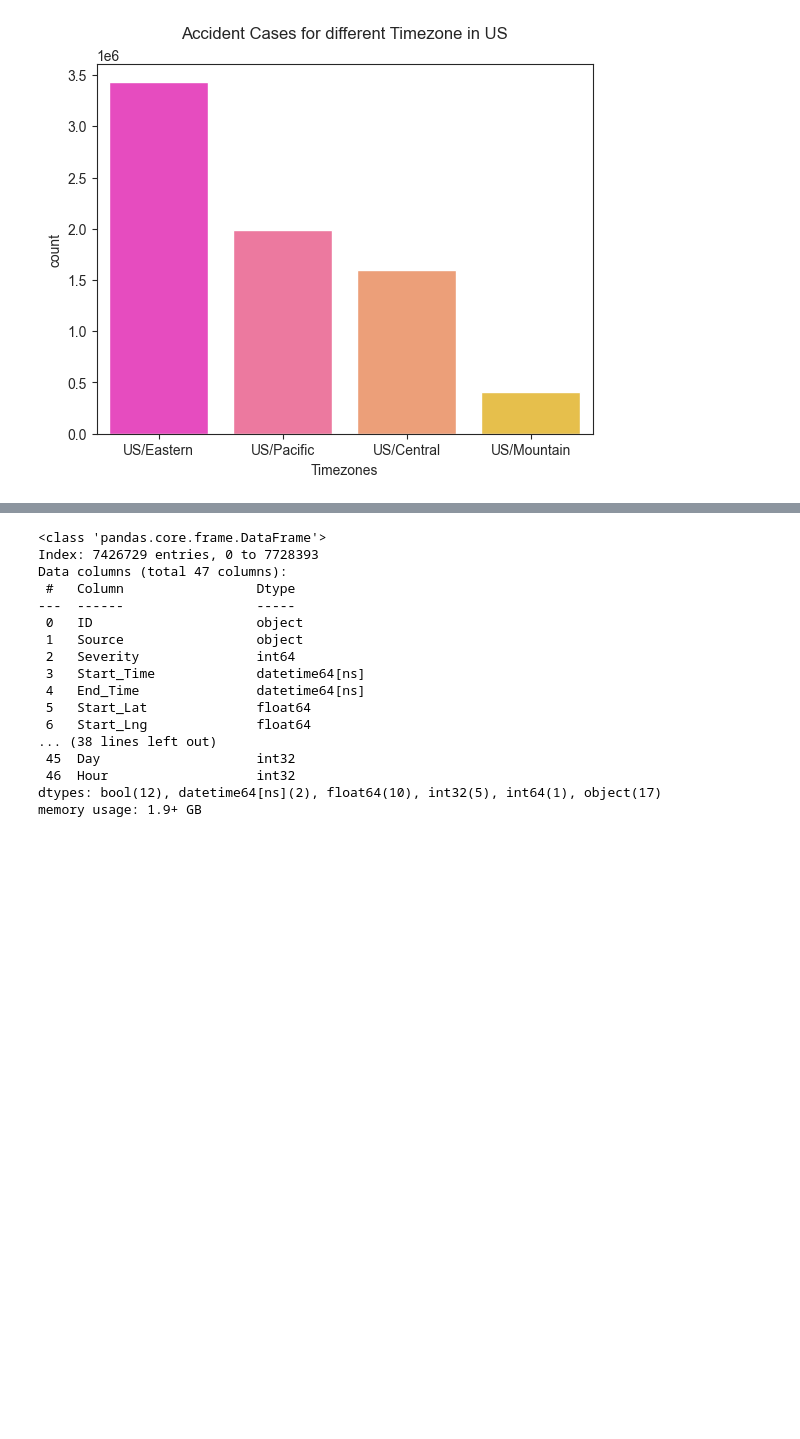
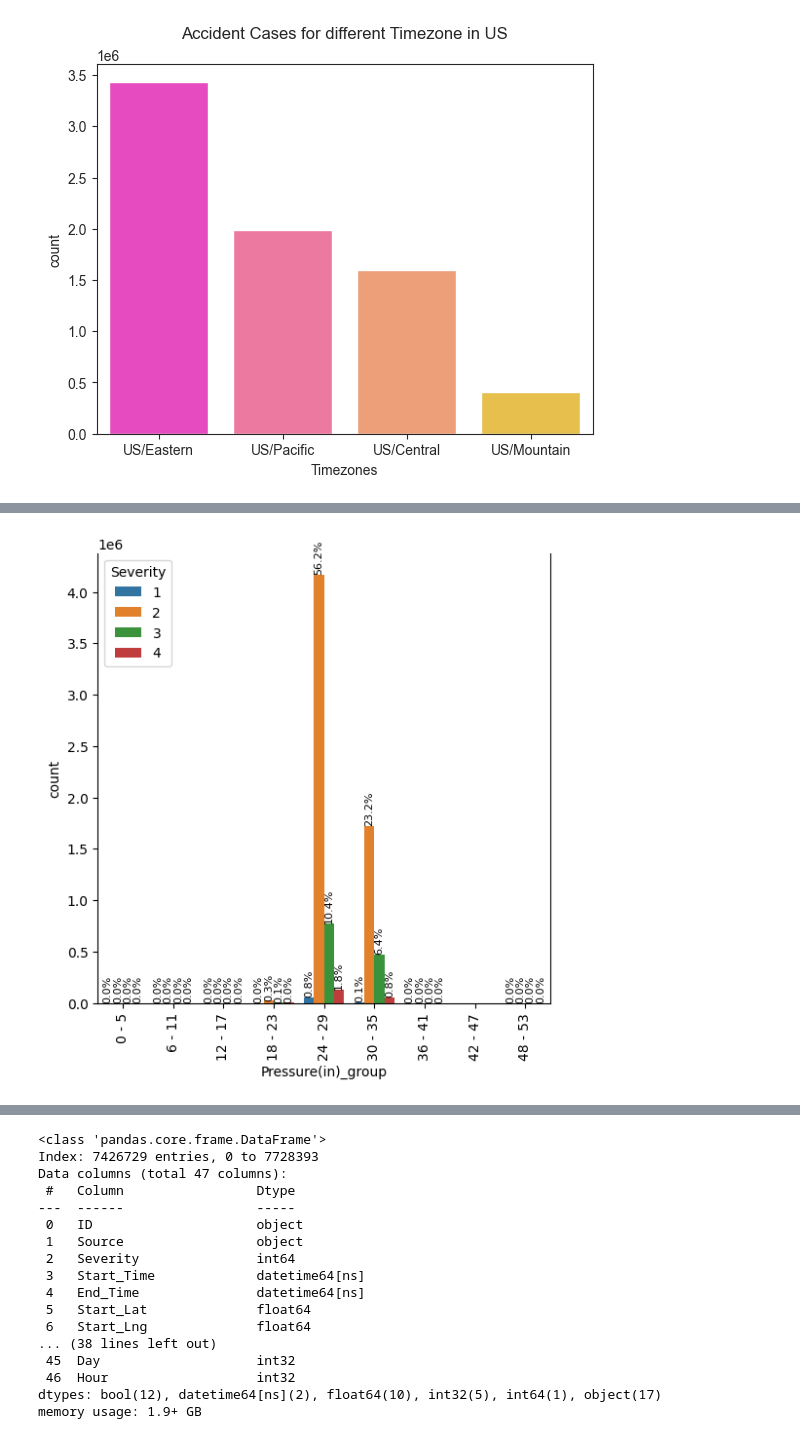
Before and after one commit to AbhirupB/Road-accidents-ML, a Jupyter notebook: EDA and training.ipynb, the cells around one changed output, grey strips where cells are left out. Saved outputs shown, nothing was run; the diff lists cells and outputs as text; code cells hidden in the pictures; blank space fills up the shorter version.

```diff
--- a/EDA and training.ipynb
+++ b/EDA and training.ipynb
@@ -778,0 +771,9 @@ Text(0.5, 0, 'Timezones')
+# %%
+labels=["{0} - {1}".format(i,i+9) for i in range(1, 90, 10)]
+df_copy['Humidity(%)_group']=pd.cut(df_copy['Humidity(%)'], range(1, 100, 10), right=False, labels=labels)
+# %%
+labels=["{0} - {1}".format(i,i+5) for i in range(0, 50, 6)]
+df_copy['Pressure(in)_group']=pd.cut(df_copy['Pressure(in)'], range(0, 60, 6), right=False, labels=labels)
+# %%
+labels=["{0} - {1}".format(i,i+9) for i in range(-45, 190, 10)]
+df_copy['Temperature(F)_group']=pd.cut(df_copy['Temperature(F)'], range(-45, 200, 10), right=False, labels=labels)
@@ -778,0 +794,14 @@ Text(0.5, 0, 'Timezones')
+# %%
+plt.figure(figsize=(6,6))
+ax=sns.countplot(data=df_copy, x=df_copy['Pressure(in)_group'], hue=df_copy['Severity'])
+plt.xticks(rotation=90)
+total = len(df_copy['Pressure(in)_group'])
+for p in ax.patches:
+    percentage = '{:.1f}%'.format(100 * p.get_height() / total)
+    x = p.get_x() + p.get_width() / 2
+    y = p.get_height()
+    ax.annotate(percentage, (x, y), ha='center', va='bottom', rotation=90, fontsize=8)
+
+ax.spines['top'].set_visible(False)
+# %% [output]
+[figure, added]
```
Also changed, not shown: parts of 11 cells of this notebook.
